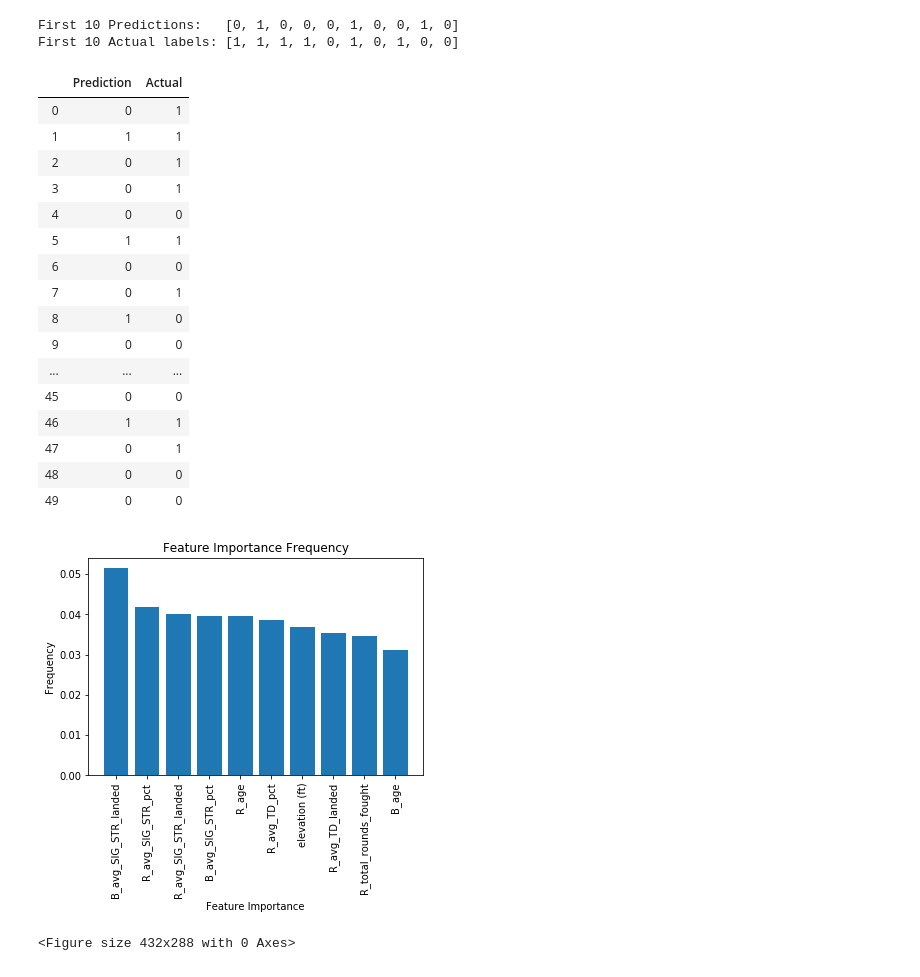
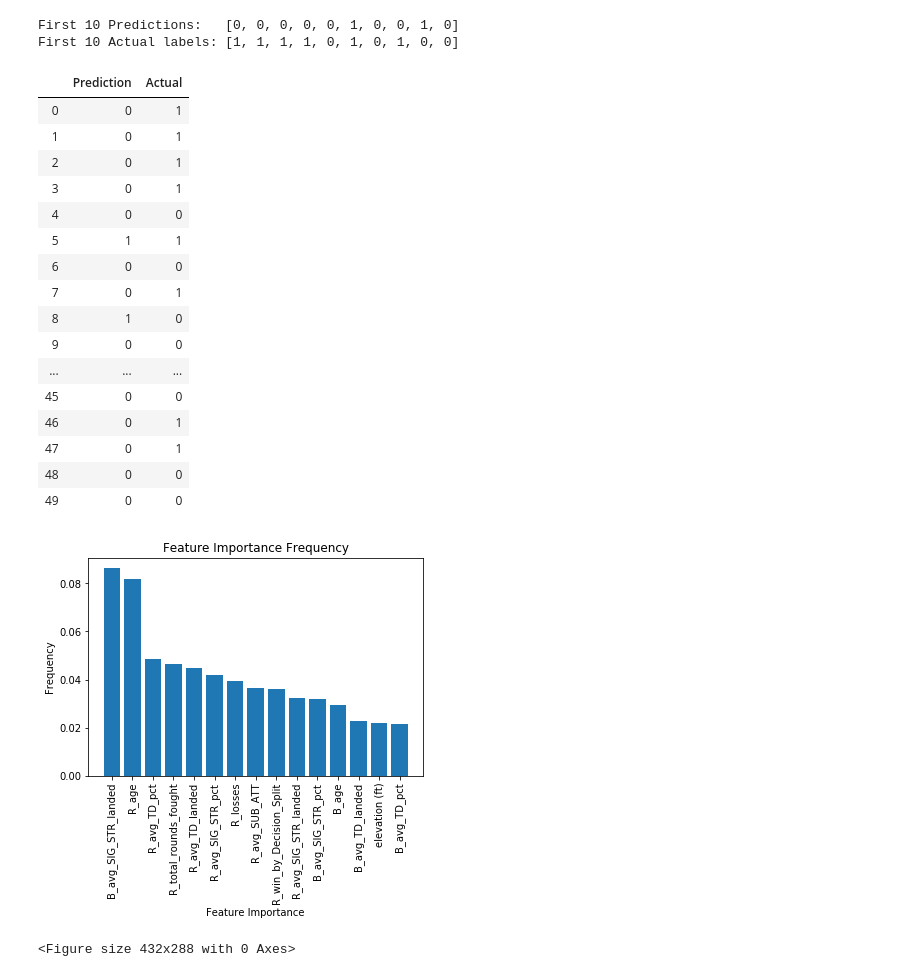
Before and after one commit to GregoryRash6/Project-3, a Jupyter notebook: ufc_random_forest.ipynb, the cells around one changed output. Drawn from its saved outputs; the diff is of its cells as text; code cells hidden in the pictures.

```diff
--- a/ufc_random_forest.ipynb
+++ b/ufc_random_forest.ipynb
@@ -42,0 +28,15 @@ rf.score(X_train, y_train)
+# %%
+# Create Random Forest
+rf = RandomForestClassifier(n_estimators=400, random_state=42, max_depth=5)
+
+# Fit Model
+rf = rf.fit(X_train, y_train)
+
+# Print Training Score
+print(f"Training Score: {rf.score(X_train, y_train)}")
+
+# Print Testing Score
+print(f"Testing Score: {rf.score(X_test, y_test)}")
+
+# Print Difference
+print(f"Difference: {rf.score(X_train, y_train) - rf.score(X_test, y_test)}")
@@ -63,17 +68,25 @@ sorted(zip(rf.feature_importances_, feature_names), reverse=True)
 # %%
+# Make Predictions
 predictions = rf.predict(X_test)
+
+# Print First 10 Predictions
 print(f"First 10 Predictions:   {predictions[:10].tolist()}")
+
+# Print First 10 Results
 print(f"First 10 Actual labels: {y_test[:10].tolist()}")
 # %% [output]
-First 10 Predictions:   [0, 1, 0, 0, 0, 1, 0, 0, 1, 0]
+First 10 Predictions:   [0, 0, 0, 0, 0, 1, 0, 0, 1, 0]
 First 10 Actual labels: [1, 1, 1, 1, 0, 1, 0, 1, 0, 0]
 # %%
+# Create Dataframe
 compare = pd.DataFrame({"Prediction": predictions, "Actual": y_test}).reset_index(drop=True)
+
+# Show First 50 Comparisons
 compare.head(50)
 # %% [output]
 |  | Prediction | Actual |
 | 0 | 0 | 1 |
-| 1 | 1 | 1 |
+| 1 | 0 | 1 |
 | 2 | 0 | 1 |
 | 3 | 0 | 1 |
 | 4 | 0 | 0 |
@@ -84,7 +97,7 @@ compare.head(50)
 | 9 | 0 | 0 |
 | ... | ... | ... |
 | 45 | 0 | 0 |
-| 46 | 1 | 1 |
+| 46 | 0 | 1 |
 | 47 | 0 | 1 |
 | 48 | 0 | 0 |
 | 49 | 0 | 0 |
@@ -97,20 +116,29 @@ for x in range(len(results)):
     values.append(results[x][0])
     names.append(results[x][1])
 # %%
-# Plot Figure using pyplot
+# Plot New Figure
 plt.figure()
-plt.bar(names[0:10], values[0:10])
 
-# Set xtixks, title, x labels, and y labels for the chart
-plt.xticks(names[0:10], rotation="vertical")
+# Bar Chart
+plt.bar(names[0:15], values[0:15])
+
+# Set XTicks
+plt.xticks(names[0:15], rotation="vertical")
+
+# Set Title
 plt.title("Feature Importance Frequency")
+
+# Set Y Label
 plt.ylabel("Frequency")
+
+# Set X Label
 plt.xlabel("Feature Importance")
 
+# Display Chart
+plt.show()
 
-# Display Chart with Tight Layout
-plt.show()
+# Tight Layout
 plt.tight_layout()
 # %% [output]
-[figure, old version]
+[figure, new version]
 <Figure size 432x288 with 0 Axes>
```
Also changed, not shown: parts of 9 cells of this notebook, 1 other file.
